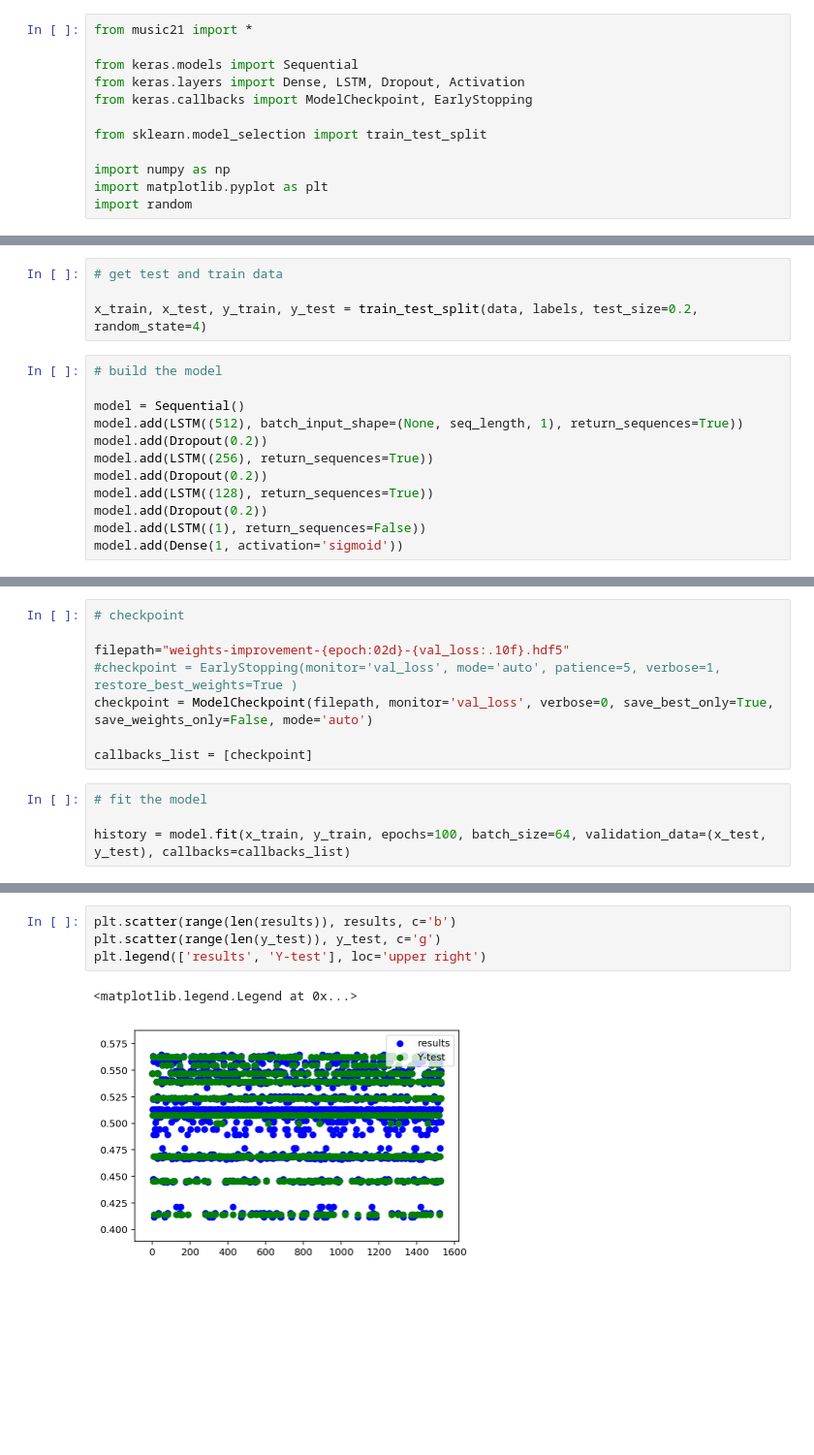
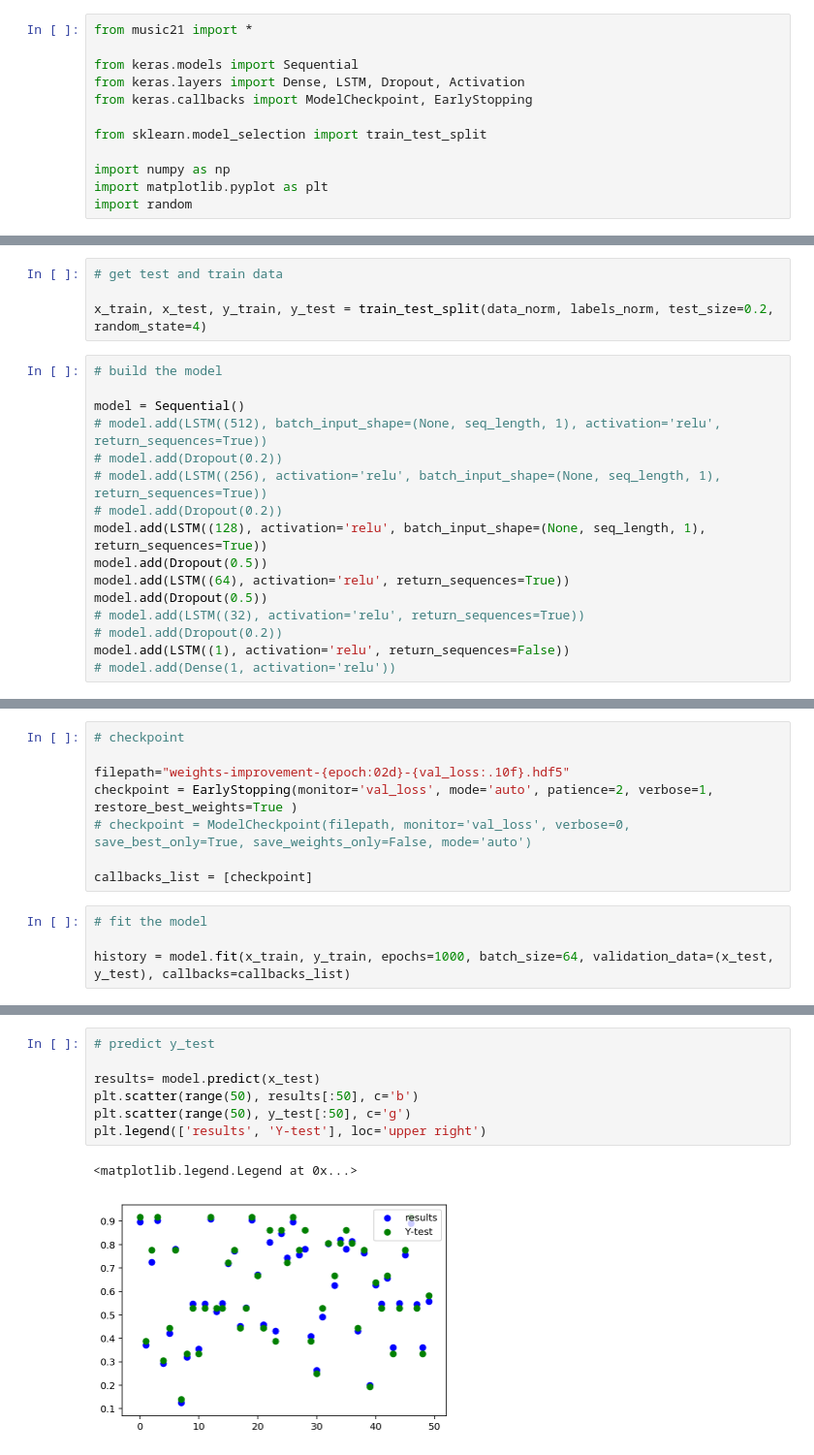
Before and after one commit to matthiasbuehl/ml-music-composition, a Jupyter notebook: composer.ipynb, the cells around one changed output, grey strips where cells are left out. Shown at 97% size. Cells and saved outputs as stored; diff of their text form; blank space fills up the shorter version.

```diff
--- a/composer.ipynb
+++ b/composer.ipynb
@@ -111,19 +145,23 @@ print(labels.shape)
 # %%
 # get test and train data
 
-x_train, x_test, y_train, y_test = train_test_split(data, labels, test_size=0.2, random_state=4)
+x_train, x_test, y_train, y_test = train_test_split(data_norm, labels_norm, test_size=0.2, random_state=4)
 # %%
 # build the model
 
 model = Sequential()
-model.add(LSTM((512), batch_input_shape=(None, seq_length, 1), return_sequences=True))
-model.add(Dropout(0.2))
-model.add(LSTM((256), return_sequences=True))
-model.add(Dropout(0.2))
-model.add(LSTM((128), return_sequences=True))
-model.add(Dropout(0.2))
-model.add(LSTM((1), return_sequences=False))
-model.add(Dense(1, activation='sigmoid'))
+# model.add(LSTM((512), batch_input_shape=(None, seq_length, 1), activation='relu', return_sequences=True))
+# model.add(Dropout(0.2))
+# model.add(LSTM((256), activation='relu', batch_input_shape=(None, seq_length, 1), return_sequences=True))
+# model.add(Dropout(0.2))
+model.add(LSTM((128), activation='relu', batch_input_shape=(None, seq_length, 1), return_sequences=True))
+model.add(Dropout(0.5))
+model.add(LSTM((64), activation='relu', return_sequences=True))
+model.add(Dropout(0.5))
+# model.add(LSTM((32), activation='relu', return_sequences=True))
+# model.add(Dropout(0.2))
+model.add(LSTM((1), activation='relu', return_sequences=False))
+# model.add(Dense(1, activation='relu'))
 # %%
 # compile the model
 
@@ -153,12 +194,12 @@ None
 # checkpoint
 
 filepath="weights-improvement-{epoch:02d}-{val_loss:.10f}.hdf5"
-#checkpoint = EarlyStopping(monitor='val_loss', mode='auto', patience=5, verbose=1, restore_best_weights=True )
-checkpoint = ModelCheckpoint(filepath, monitor='val_loss', verbose=0, save_best_only=True, save_weights_only=False, mode='auto')
+checkpoint = EarlyStopping(monitor='val_loss', mode='auto', patience=2, verbose=1, restore_best_weights=True )
+# checkpoint = ModelCheckpoint(filepath, monitor='val_loss', verbose=0, save_best_only=True, save_weights_only=False, mode='auto')
 
 callbacks_list = [checkpoint]
 # %%
 # fit the model
 
-history = model.fit(x_train, y_train, epochs=100, batch_size=64, validation_data=(x_test, y_test), callbacks=callbacks_list)
+history = model.fit(x_train, y_train, epochs=1000, batch_size=64, validation_data=(x_test, y_test), callbacks=callbacks_list)
 # %% [output]
@@ -198,10 +234,13 @@ results= model.predict(x_test)
 # %%
-plt.scatter(range(len(results)), results, c='b')
-plt.scatter(range(len(y_test)), y_test, c='g')
+# predict y_test
+
+results= model.predict(x_test)
+plt.scatter(range(50), results[:50], c='b')
+plt.scatter(range(50), y_test[:50], c='g')
 plt.legend(['results', 'Y-test'], loc='upper right')
 # %% [output]
 <matplotlib.legend.Legend at 0x...>
-[figure, old version]
+[figure, new version]
 # %%
 plt.plot(history.history['loss'])
 plt.plot(history.history['val_loss'])
```
Also changed, not shown: parts of 15 cells of this notebook, 3 other files.
